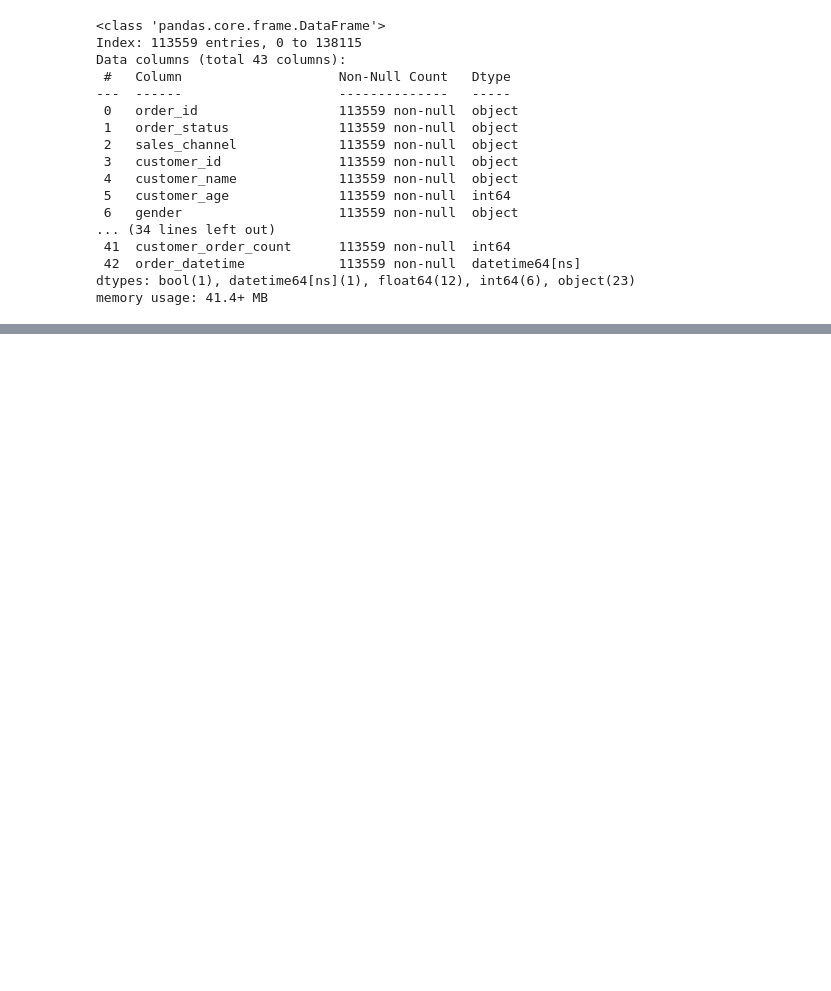
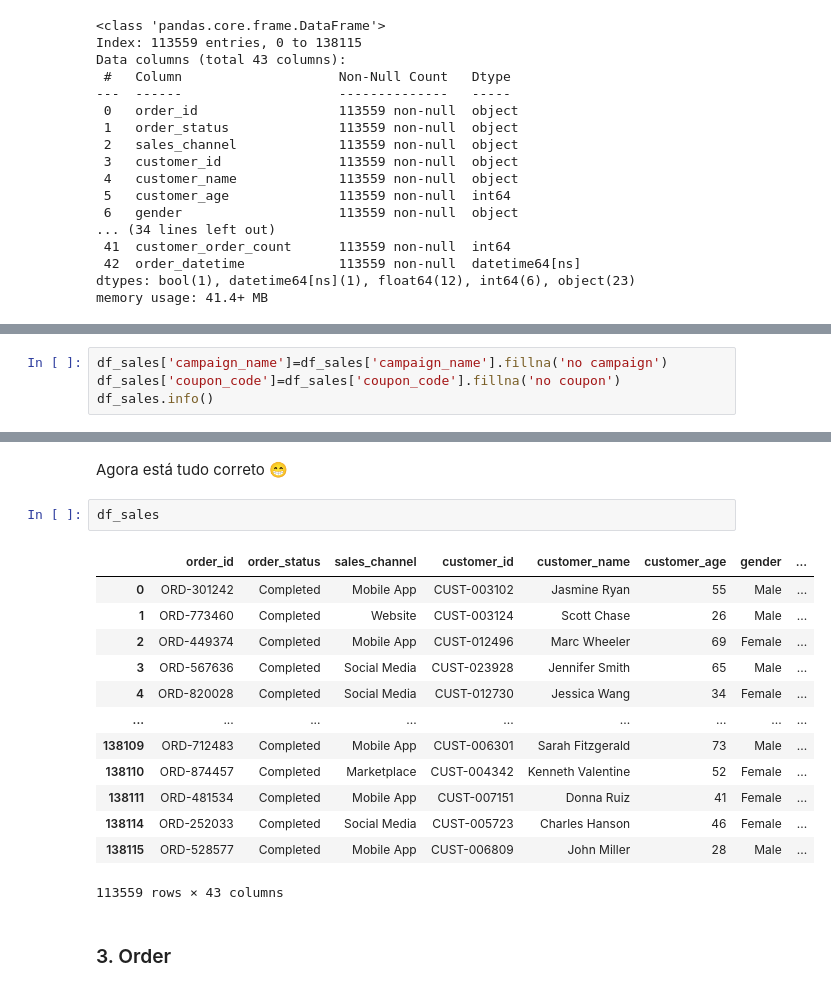
Before and after one commit to VictorOliBar/Python, a Jupyter notebook: E-Commerce_Sales_Analytics.ipynb, the cells around one changed output, grey strips where cells are left out. Cells and saved outputs as stored; diff of their text form; blank space fills up the shorter version.

```diff
--- a/E-Commerce_Sales_Analytics.ipynb
+++ b/E-Commerce_Sales_Analytics.ipynb
@@ -309,0 +336,4 @@ memory usage: 41.4+ MB
+# %%
+df_sales['campaign_name']=df_sales['campaign_name'].fillna('no campaign')
+df_sales['coupon_code']=df_sales['coupon_code'].fillna('no coupon')
+df_sales.info()
@@ -309,0 +358,20 @@ memory usage: 41.4+ MB
+# %% [markdown]
+Agora está tudo correto 😁
+# %%
+df_sales
+# %% [output]
+|  | order_id | order_status | sales_channel | customer_id | customer_name | customer_age | gender | ... |
+| 0 | ORD-301242 | Completed | Mobile App | CUST-003102 | Jasmine Ryan | 55 | Male | ... |
+| 1 | ORD-773460 | Completed | Website | CUST-003124 | Scott Chase | 26 | Male | ... |
+| 2 | ORD-449374 | Completed | Mobile App | CUST-012496 | Marc Wheeler | 69 | Female | ... |
+| 3 | ORD-567636 | Completed | Social Media | CUST-023928 | Jennifer Smith | 65 | Male | ... |
+| 4 | ORD-820028 | Completed | Social Media | CUST-012730 | Jessica Wang | 34 | Female | ... |
+| ... | ... | ... | ... | ... | ... | ... | ... | ... |
+| 138109 | ORD-712483 | Completed | Mobile App | CUST-006301 | Sarah Fitzgerald | 73 | Male | ... |
+| 138110 | ORD-874457 | Completed | Marketplace | CUST-004342 | Kenneth Valentine | 52 | Female | ... |
+| 138111 | ORD-481534 | Completed | Mobile App | CUST-007151 | Donna Ruiz | 41 | Female | ... |
+| 138114 | ORD-252033 | Completed | Social Media | CUST-005723 | Charles Hanson | 46 | Female | ... |
+| 138115 | ORD-528577 | Completed | Mobile App | CUST-006809 | John Miller | 28 | Male | ... |
+113559 rows × 43 columns
+# %% [markdown]
+### 3. Order
```
Also changed, not shown: parts of 6 cells of this notebook.
